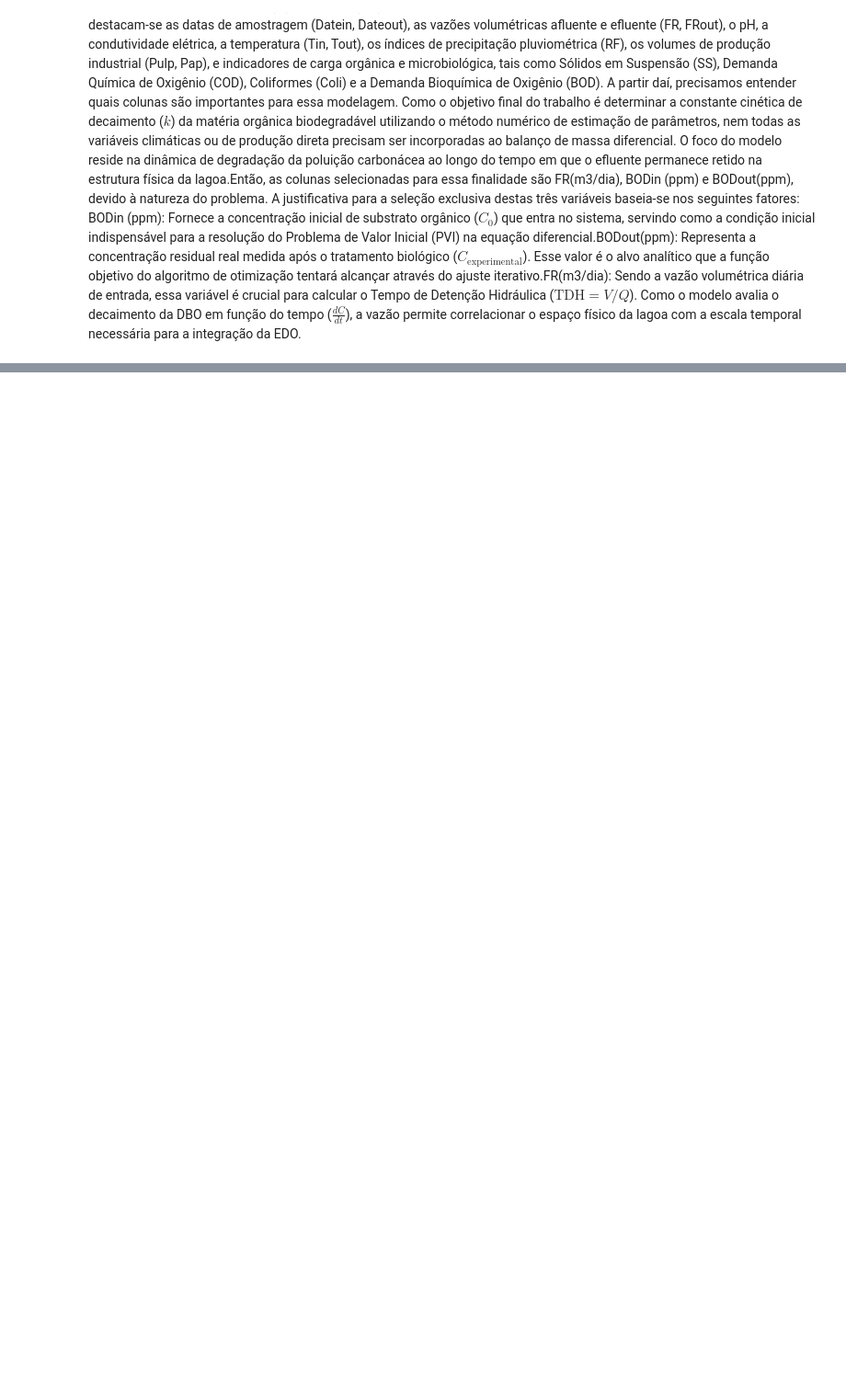
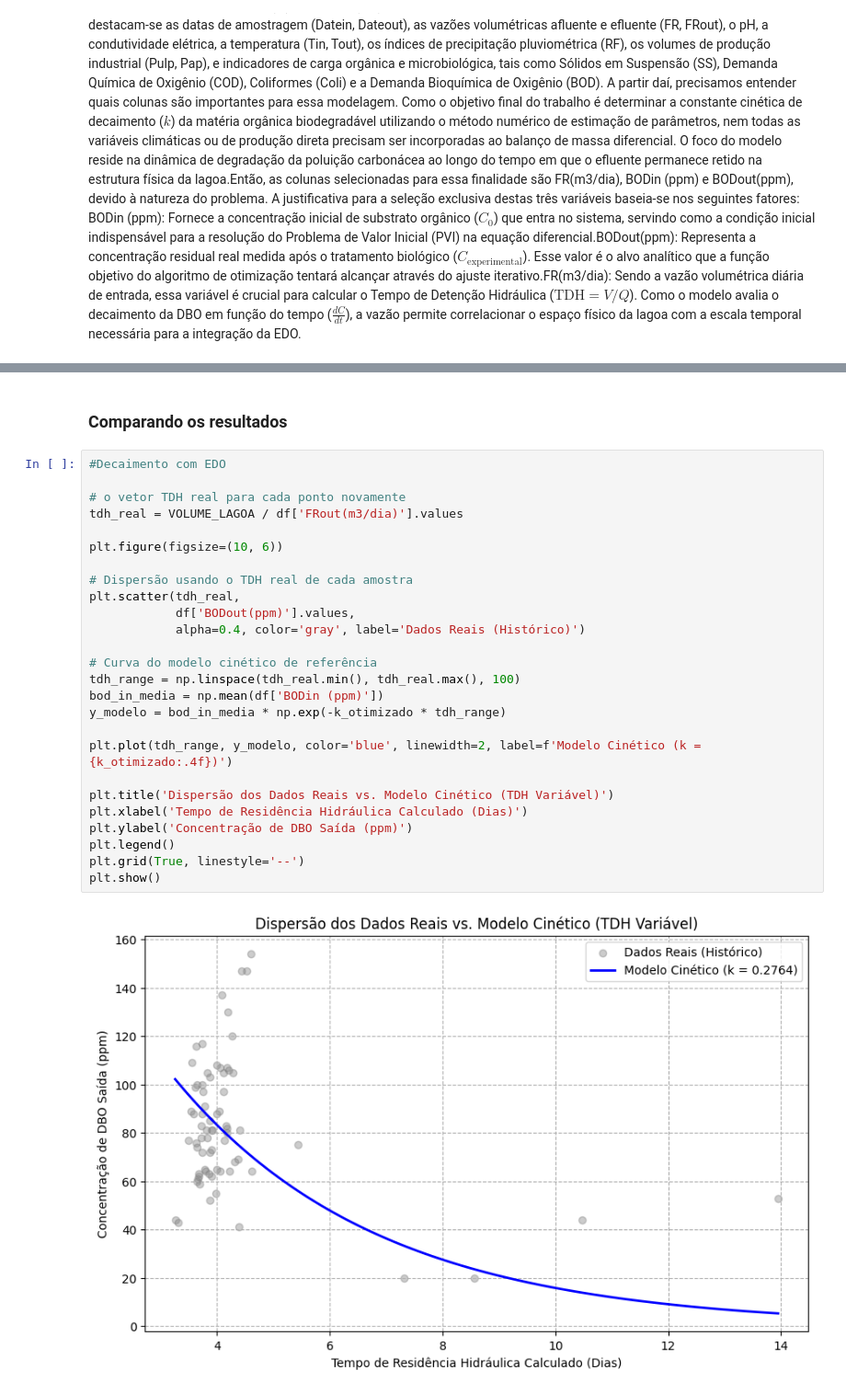
Before and after one commit to Souzalua/Matem-tica-instrumental, a Jupyter notebook: Otimizacao_lagoa.ipynb, the cells around one changed output, grey strips where cells are left out. Shown at 92% size. Cells and saved outputs as stored; diff of their text form; blank space fills up the shorter version.

```diff
--- a/Otimizacao_lagoa.ipynb
+++ b/Otimizacao_lagoa.ipynb
@@ -165,0 +633,30 @@ O gráfico prova que o modelo matemático funciona. A linha azul intercepta com
+# %% [markdown]
+### Comparando os resultados
+# %%
+#Decaimento com EDO
+
+# o vetor TDH real para cada ponto novamente
+tdh_real = VOLUME_LAGOA / df['FRout(m3/dia)'].values
+
+plt.figure(figsize=(10, 6))
+
+# Dispersão usando o TDH real de cada amostra
+plt.scatter(tdh_real,
+            df['BODout(ppm)'].values,
+            alpha=0.4, color='gray', label='Dados Reais (Histórico)')
+
+# Curva do modelo cinético de referência
+tdh_range = np.linspace(tdh_real.min(), tdh_real.max(), 100)
+bod_in_media = np.mean(df['BODin (ppm)'])
+y_modelo = bod_in_media * np.exp(-k_otimizado * tdh_range)
+
+plt.plot(tdh_range, y_modelo, color='blue', linewidth=2, label=f'Modelo Cinético (k = {k_otimizado:.4f})')
+
+plt.title('Dispersão dos Dados Reais vs. Modelo Cinético (TDH Variável)')
+plt.xlabel('Tempo de Residência Hidráulica Calculado (Dias)')
+plt.ylabel('Concentração de DBO Saída (ppm)')
+plt.legend()
+plt.grid(True, linestyle='--')
+plt.show()
+# %% [output]
+[figure, added]
```
Also changed, not shown: parts of 57 cells of this notebook.
